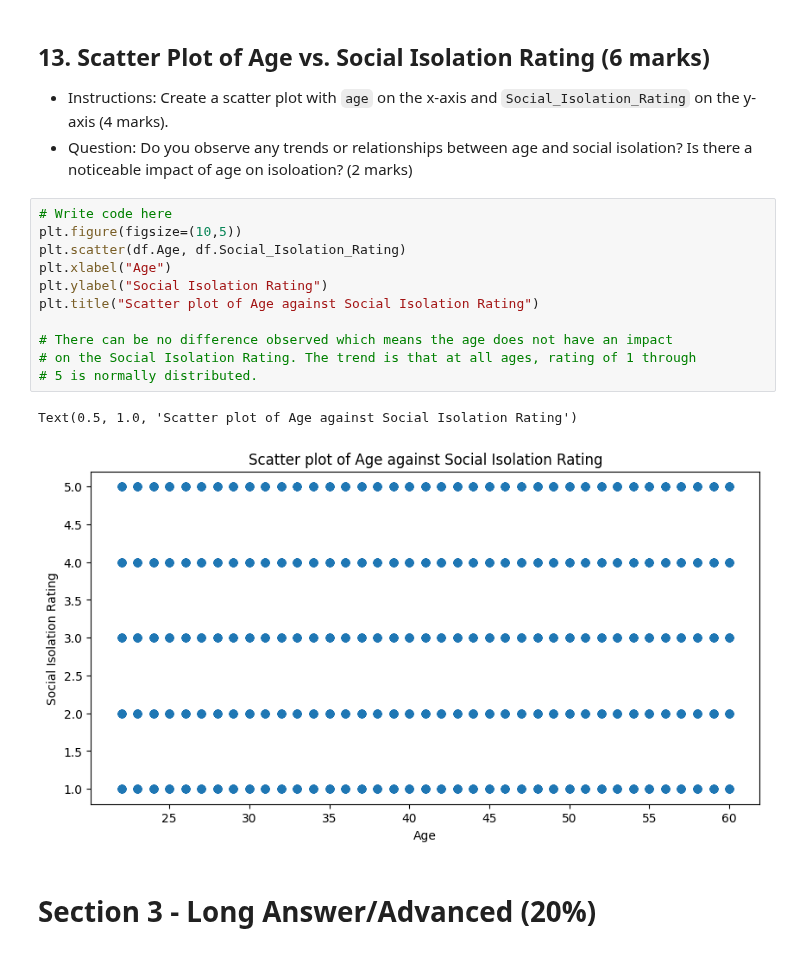
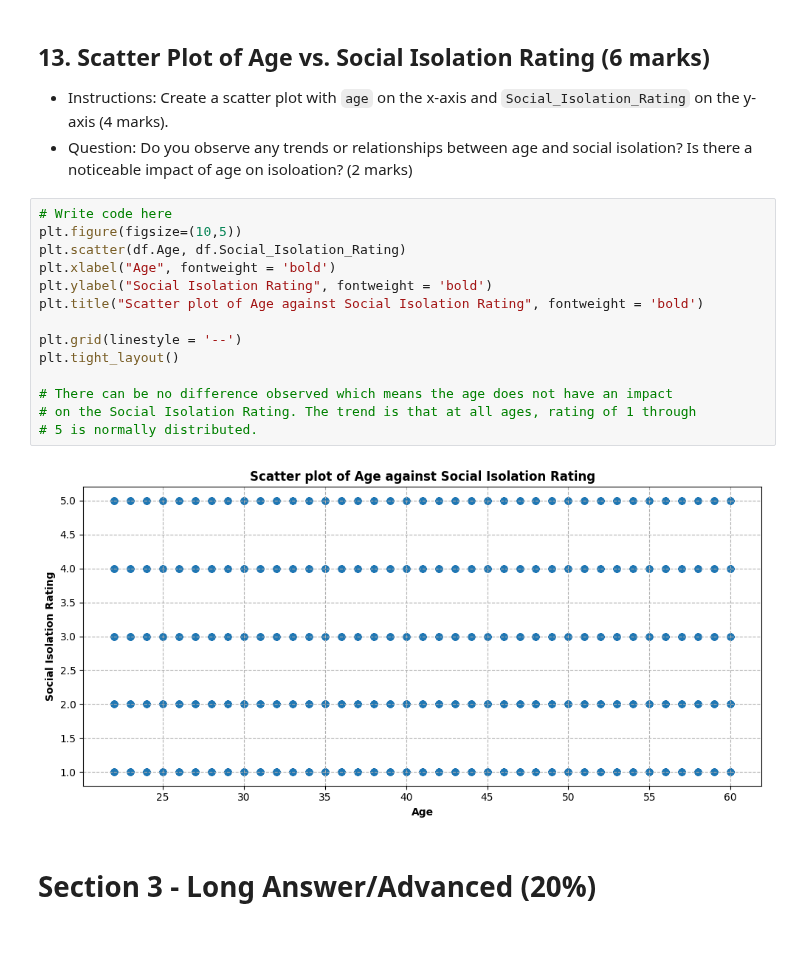
Before and after one commit to Sha-k1/Data-Analytics-Python, a Jupyter notebook: Assessment/Data_Analytics_with_Python_Assessment.ipynb, the cells around one changed output. Cells and saved outputs as stored; diff of their text form.

```diff
--- a/Assessment/Data_Analytics_with_Python_Assessment.ipynb
+++ b/Assessment/Data_Analytics_with_Python_Assessment.ipynb
@@ -435,17 +435,19 @@ There are 48.9% of emmployees that have access to mental health resources
 # %%
 # Write code here
 plt.figure(figsize=(10,5))
 plt.scatter(df.Age, df.Social_Isolation_Rating)
-plt.xlabel("Age")
-plt.ylabel("Social Isolation Rating")
-plt.title("Scatter plot of Age against Social Isolation Rating")
+plt.xlabel("Age", fontweight = 'bold')
+plt.ylabel("Social Isolation Rating", fontweight = 'bold')
+plt.title("Scatter plot of Age against Social Isolation Rating", fontweight = 'bold')
+
+plt.grid(linestyle = '--')
+plt.tight_layout()
 
 # There can be no difference observed which means the age does not have an impact
 # on the Social Isolation Rating. The trend is that at all ages, rating of 1 through
 # 5 is normally distributed.
 # %% [output]
-Text(0.5, 1.0, 'Scatter plot of Age against Social Isolation Rating')
-[figure, old version]
+[figure, new version]
 # %% [markdown]
 # Section 3 - Long Answer/Advanced (20%)
 # %% [markdown]
```
